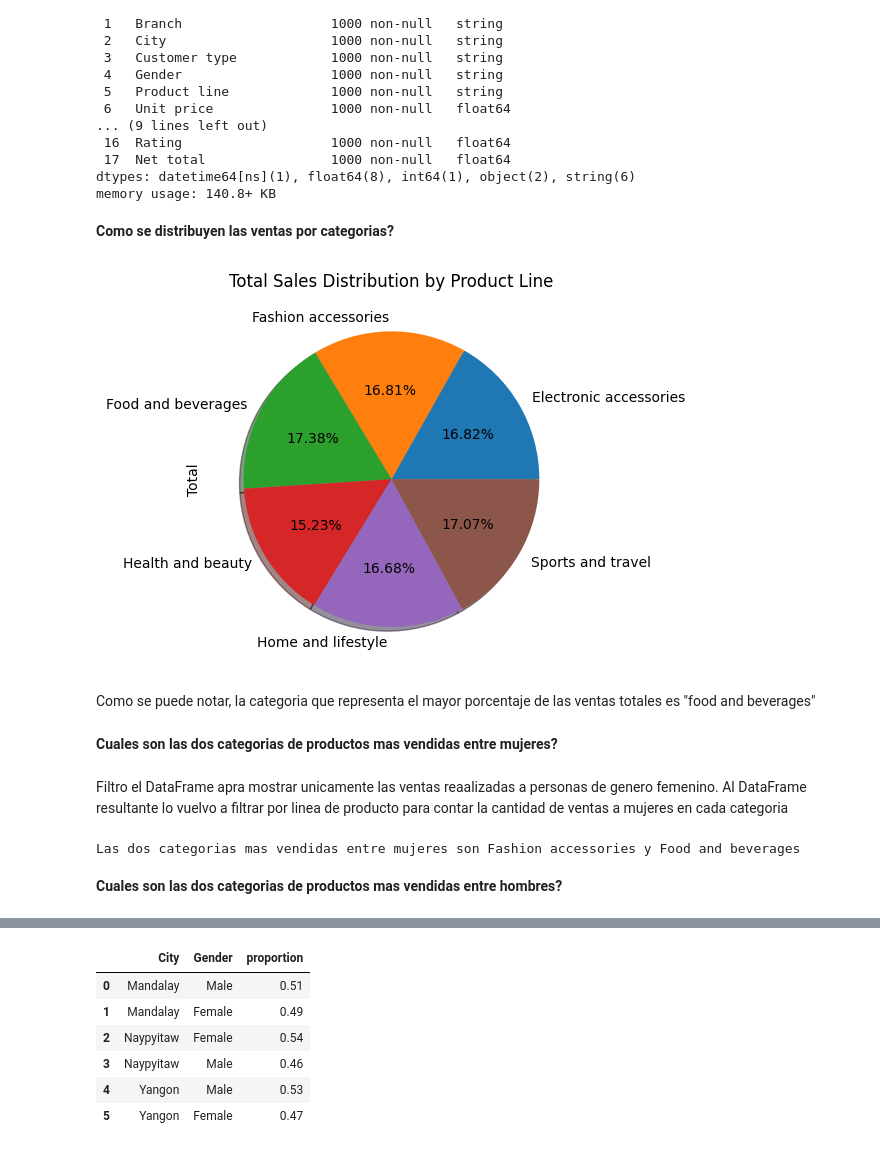
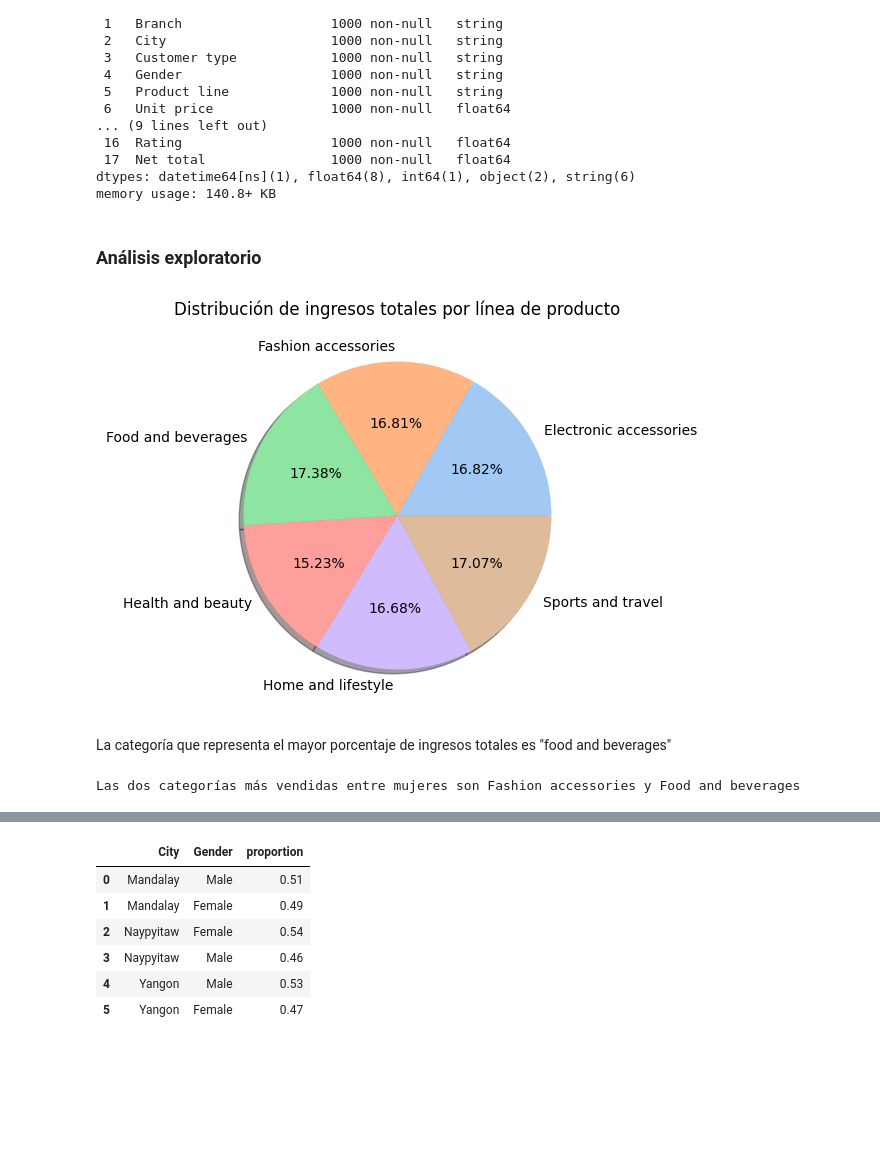
Before and after one commit to BertoniEliana/supermarketsales, a Jupyter notebook: Supermarket sales.ipynb, the cells around one changed output, grey strips where cells are left out. Drawn from its saved outputs; the diff is of its cells as text; code cells hidden in the pictures; blank space fills up the shorter version.

```diff
--- a/Supermarket sales.ipynb
+++ b/Supermarket sales.ipynb
@@ -5,7 +29,7 @@ import seaborn as sns
 import numpy as np
 import random
 # %%
-sales = pd.read_csv('supermarket_sales.csv')
+sales = pd.read_csv('Data/supermarket_sales.csv')
 # %%
 sales.head()
 # %% [output]
@@ -135,29 +171,29 @@ Data columns (total 18 columns):
  17  Net total                1000 non-null   float64
 dtypes: datetime64[ns](1), float64(8), int64(1), object(2), string(6)
 memory usage: 140.8+ KB
-# %% [markdown]
-**Como se distribuyen las ventas por categorias?**
+# %% [markdown]
+### Análisis exploratorio
 # %%
-sales.groupby('Product line')['Total'].sum().plot(kind = 'pie',shadow = True,autopct = '%.2f%%',title = 'Total Sales Distribution by Product Line')
+plt.figure(figsize=(8,5))
+pastel_colors = sns.color_palette('pastel')
+sales.groupby('Product line')['Total'].sum().plot(kind = 'pie',shadow = True,autopct = '%.2f%%', colors=pastel_colors)
+plt.title('Distribución de ingresos totales por línea de producto',size=12)
+sns.color_palette('pastel')
+plt.ylabel('')
 plt.show()
 # %% [output]
-[figure, old version]
+[figure, new version]
 # %% [markdown]
-Como se puede notar, la categoria que representa el mayor porcentaje de las ventas totales es "food and beverages"
+La categoría que representa el mayor porcentaje de ingresos totales es "food and beverages"
-# %% [markdown]
-**Cuales son las dos categorias de productos mas vendidas entre mujeres?**
-# %% [markdown]
-Filtro el DataFrame apra mostrar unicamente las ventas reaalizadas a personas de genero femenino. Al DataFrame resultante lo vuelvo a filtrar por linea de producto para contar la cantidad de ventas a mujeres en cada categoria
 # %%
+#Análisis de categorías más vendidas entre mujeres
 women_sales = sales[sales['Gender'] == 'Female']
 women_sales_category= women_sales['Product line'].value_counts()
 women_sales_category_sorted = women_sales_category.sort_values(ascending=False).reset_index()
-#Ordeno la tabla resultante y aplico reset_index para poder acceder a las categorias con mayor cantidad de ventas mediante .iloc
+#Ordeno la tabla resultante y aplico reset_index para poder acceder a las categorías con mayor cantidad de ventas mediante .iloc
 first_category_women = women_sales_category_sorted.iloc[0,0]
 second_category_women = women_sales_category_sorted.iloc[1,0]
-print(f'Las dos categorias mas vendidas entre mujeres son {first_category_women} y {second_category_women}')
+print(f'Las dos categorías más vendidas entre mujeres son {first_category_women} y {second_category_women}')
 # %% [output]
-Las dos categorias mas vendidas entre mujeres son Fashion accessories y Food and beverages
+Las dos categorías más vendidas entre mujeres son Fashion accessories y Food and beverages
-# %% [markdown]
-**Cuales son las dos categorias de productos mas vendidas entre hombres?**
 # %%
```
Also changed, not shown: parts of 39 cells of this notebook, 3 other files.
